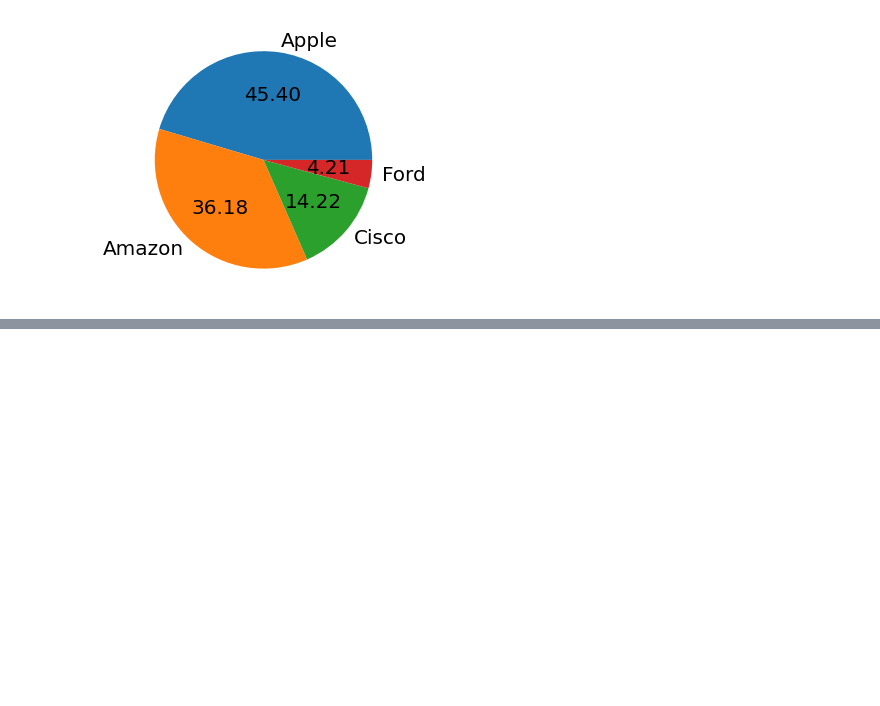
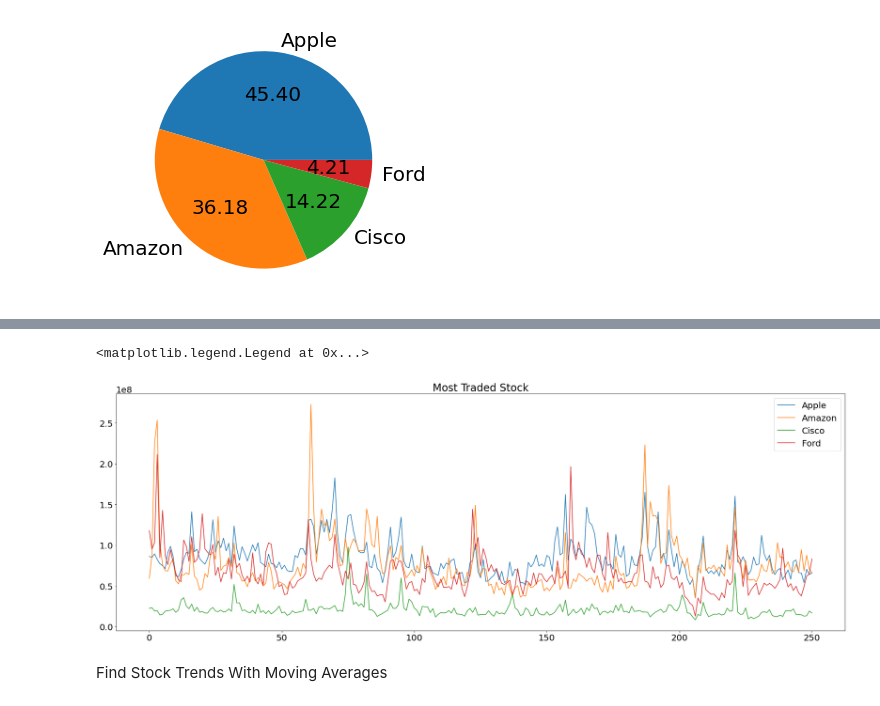
Before and after one commit to SparkyGoLarky/SparkyGoLarky, a Jupyter notebook: Compare_trading_volume_of_stocks_with_Python.ipynb, the cells around one changed output, grey strips where cells are left out. Drawn from its saved outputs; the diff is of its cells as text; code cells hidden in the pictures; blank space fills up the shorter version.

```diff
--- a/Compare_trading_volume_of_stocks_with_Python.ipynb
+++ b/Compare_trading_volume_of_stocks_with_Python.ipynb
@@ -84,0 +135,12 @@ plt.pie(close_average, labels=labels, autopct="%.2f")
+# %%
+aapl["Volume"].plot(label="Apple", figsize=(30,10))
+amzn["Volume"].plot(label="Amazon")
+csco["Volume"].plot(label="Cisco")
+ford["Volume"].plot(label="Ford")
+plt.title("Most Traded Stock")
+plt.legend()
+# %% [output]
+<matplotlib.legend.Legend at 0x...>
+[figure, added]
+# %% [markdown]
+Find Stock Trends With Moving Averages
```
Also changed, not shown: parts of 27 cells of this notebook.
